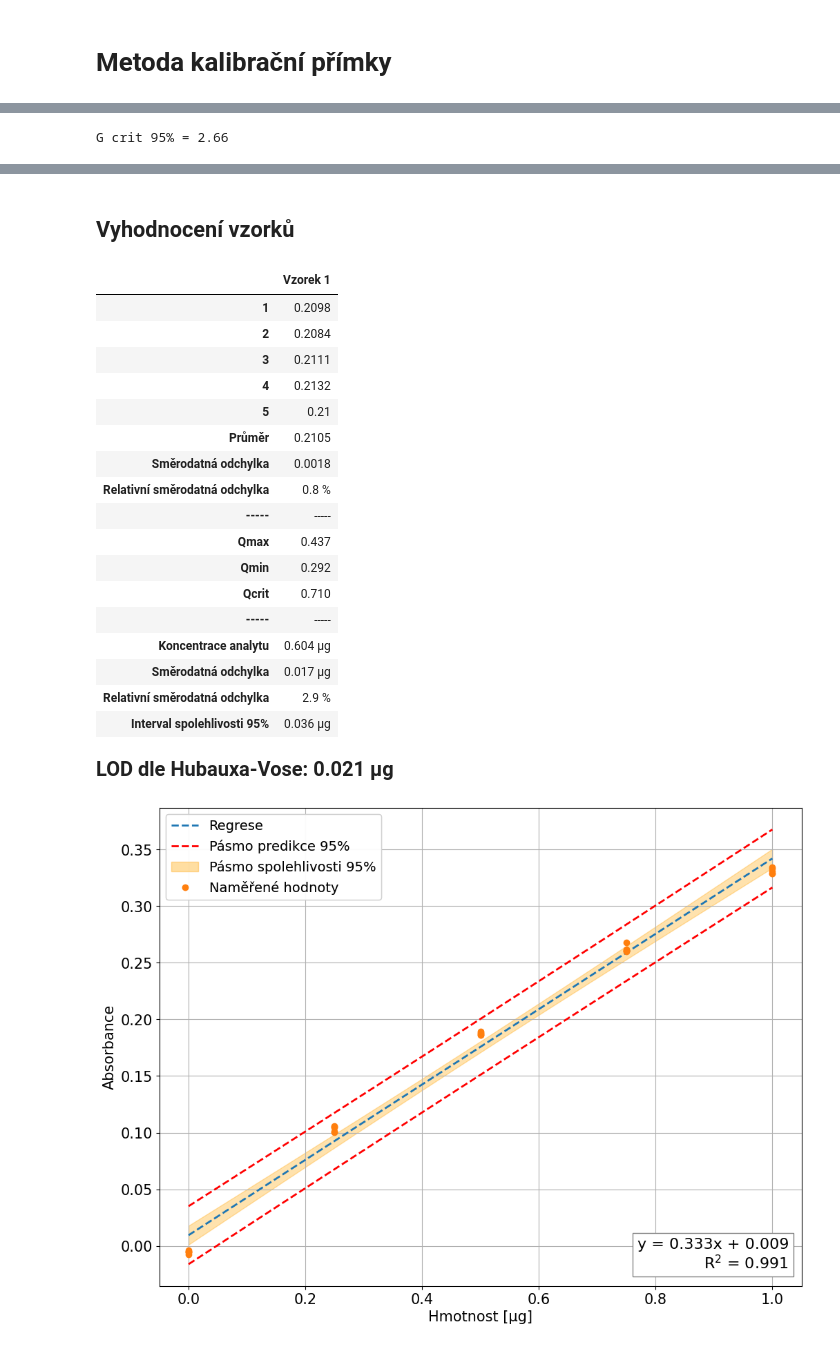
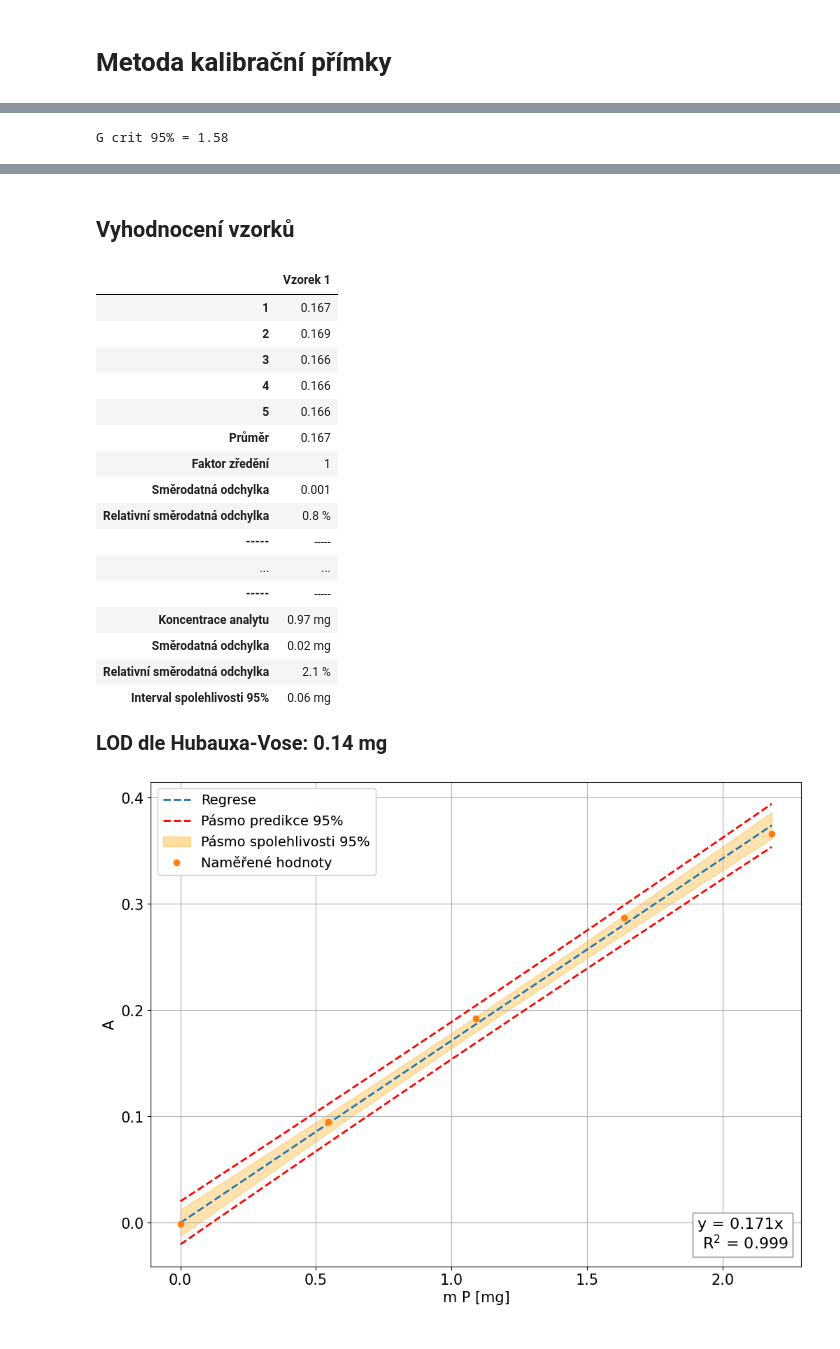
Before and after one commit to Xixaus/Nastroje, a Jupyter notebook: Kalibracka.ipynb, the cells around one changed output, grey strips where cells are left out. Cells and saved outputs as stored; diff of their text form; code cells hidden in the pictures.

```diff
--- a/Kalibracka.ipynb
+++ b/Kalibracka.ipynb
@@ -30,18 +34,19 @@ V případě že některá hodnota v kalibrační závislosti bude odlehlá, tak
 # %%
 #@title Vstupní hodnoty { run: "auto", vertical-output: true }
-c_unit = 'μg' #@param {type:"string"}
-R_unit = "Intenzita Grayscale" #@param {type:"string"}
+X_name = "m P" #@param {type:"string"}
+Y_name = "A" #@param {type:"string"}
+c_unit = 'mg' #@param {type:"string"}
 
-R_standards = "-0.00386; -0.00510; -0.00514; -0.00570; -0.00723 / 0.1056; 0.1054; 0.1047; 0.1002; 0.1011/ 0.1863; 0.1876; 0.1864; 0.1882; 0.1896/ 0.2680; 0.2618; 0.2598; 0.2603; 0.2603 / 0.3291; 0.3305; 0.3286; 0.3341; 0.3334"#@param {type:"string"}
-c_standards = "0 / 0,25/ 0,50 / 0,75 / 1"#@param {type:"string"}
+R_standards = "-0,0011/ 0,095 /0,192 /0,287 /0,366"#@param {type:"string"}
+c_standards = "0/ 0,546 /1,091 /1,637 /2,182"#@param {type:"string"}
 
-R_sample = "0.2098; 0.2084; 0.2111; 0.2132; 0.2100" #@param {type:"string"}
-Fz =  1#@param {type:"number"}
+R_sample = "0,167; 0,169; 0,166 ;0,166; 0,166" #@param {type:"string"}
+Fz =  "1" #@param {type:"string"}
 full_summary = False #@param {type:"boolean"}
 title = False #@param {type:"boolean"}
-intercept = True #@param {type:"boolean"}
+intercept = False #@param {type:"boolean"}
 LOD = True #@param {type:"boolean"}
-DeanDixon_test = True #@param {type:"boolean"}
+Stats_samples = True #@param {type:"boolean"}
 # %%
 #@title Graf s výsledkem
 
@@ -108,7 +113,7 @@ def outlier_value(model, df, samples):
                                                      ).set_caption(f'<h2 style="font-weight: bold;">G crit 95% = {G_crit:.2f}</h2>')
   return (df)
 
-def evaluation(model, calibration, samples):
+def evaluation(model, calibration, samples, Fz, Stats_samples=False):
     X, y = calibration.iloc[:,0], calibration.iloc[:,1]
     critical_values = {1: np.nan, 2: np.nan, 3: 0.970, 4: 0.829, 5: 0.710, 6: 0.625, 7: 0.568, 8: 0.526, 9: 0.493, 10: 0.466}
 
@@ -120,20 +125,23 @@ def evaluation(model, calibration, samples):
     samples_df.index = samples_df.index + 1
     round_num = samples_df.iloc[:,0].apply(count_decimals).max()
 
-    for i in samples.columns:
-        sample = samples[i]
+    Fz = Fz.replace(",", ".")
+    Fz = Fz.split("/")
+
+    for num, column in enumerate(samples.columns):
+        sample = samples[column]
         if intercept == True:
-          predict = ((sample - model.params[0])/model.params[-1]).mean() * Fz
+          predict = ((sample - model.params[0])/model.params[-1]).mean() * float(Fz[num])
         else:
-          predict = (sample/model.params[-1]).mean() * Fz
+          predict = (sample/model.params[-1]).mean() * float(Fz[num])
 
-        S_sample = (Sreg/abs(slope))*np.sqrt(1/model.nobs + 1/samples[i].count() + (((sample.mean() - y.mean())**2)/(slope**2 * sum(X-X.mean()**2)))) * Fz
+        S_sample = (Sreg/abs(slope))*np.sqrt(1/model.nobs + 1/samples[column].count() + (((sample.mean() - y.mean())**2)/(slope**2 * sum(X-X.mean()**2)))) * float(Fz[num])
         Rel_std = S_sample/predict * 100
         con_int = S_sample * scipy.stats.t.ppf(q=0.975, df=model.df_resid)
 
         sig_num = str(float('%.2g' % S_sample))[::-1].find('.')
 
-        result[i] = [predict.round(sig_num), S_sample.round(sig_num), Rel_std.round(1), con_int.round(sig_num)]
+        result[column] = [predict.round(sig_num), S_sample.round(sig_num), Rel_std.round(1), con_int.round(sig_num)]
 
     result.loc["Koncentrace analytu"] = result.loc["Koncentrace analytu"].astype(str) + " " + c_unit
     result.loc["Směrodatná odchylka"] = result.loc["Směrodatná odchylka"].astype(str) + " " + c_unit
@@ -141,8 +149,9 @@ def evaluation(model, calibration, samples):
     result.loc["Interval spolehlivosti 95%"] = result.loc["Interval spolehlivosti 95%"].astype(str) + " " + c_unit
 
     samples_df.loc["Průměr"] = samples.mean().map(lambda x: "{:.{}f}".format(x, round_num))
+    samples_df.loc["Faktor zředění"] = Fz
 
-    if DeanDixon_test == True:
+    if Stats_samples == True:
 
         samples_df.loc["Směrodatná odchylka"] = samples.std().map(lambda x: "{:.{}f}".format(x, round_num))
         samples_df.loc["Relativní směrodatná odchylka"] = (samples.std() / samples.mean() * 100).round(1).astype(str) + " %"
@@ -222,7 +231,7 @@ display(HTML("<h2>Grubbsův test odlehlých hodnot</h2>"))
 display(outlier_value(model, calibration, samples))
 print("")
 
-samples, sig_num = evaluation(model, calibration, samples)
+samples, sig_num = evaluation(model, calibration, samples, Fz, Stats_samples)
 
 display(HTML("<h2>Vyhodnocení vzorků</h2>"))
 display(samples)
@@ -237,6 +246,8 @@ plt.rcParams['axes.labelsize'] = 15
 plt.rcParams['legend.fontsize'] = 14
 plt.rcParams['xtick.labelsize'] = 15
 plt.rcParams['ytick.labelsize'] = 15
+
+
 
 plt.figure(figsize=(12, 9))
 if title == True:
@@ -261,8 +272,8 @@ else:
             transform=plt.gca().transAxes, fontsize=16, verticalalignment='bottom', horizontalalignment='right', bbox=props)
 
 plt.grid()
-plt.xlabel(f"Hmotnost [{c_unit}]")
-plt.ylabel(f"Absorbance")
+plt.xlabel(f"{X_name} [{c_unit}]")
+plt.ylabel(Y_name)
 
 plt.savefig("graph.png", bbox_inches="tight")
 
@@ -283,3 +293,3 @@ Směrnice       0.3327      0.007     50.281      0.000       0.319       0.346
 Grubbsův test odlehlých hodnot
-G crit 95% = 2.66
+G crit 95% = 1.58
 |  | Koncetrace | Odezva | G |
@@ -302,21 +301,20 @@ G crit 95% = 2.66
 Vyhodnocení vzorků
 |  | Vzorek 1 |
-| 1 | 0.2098 |
-| 2 | 0.2084 |
-| 3 | 0.2111 |
-| 4 | 0.2132 |
-| 5 | 0.21 |
-| Průměr | 0.2105 |
-| Směrodatná odchylka | 0.0018 |
+| 1 | 0.167 |
+| 2 | 0.169 |
+| 3 | 0.166 |
+| 4 | 0.166 |
+| 5 | 0.166 |
+| Průměr | 0.167 |
+| Faktor zředění | 1 |
+| Směrodatná odchylka | 0.001 |
 | Relativní směrodatná odchylka | 0.8 % |
 | ----- | ----- |
-| Qmax | 0.437 |
-| Qmin | 0.292 |
-| Qcrit | 0.710 |
+| ... | ... |
 | ----- | ----- |
-| Koncentrace analytu | 0.604 μg |
-| Směrodatná odchylka | 0.017 μg |
-| Relativní směrodatná odchylka | 2.9 % |
-| Interval spolehlivosti 95% | 0.036 μg |
+| Koncentrace analytu | 0.97 mg |
+| Směrodatná odchylka | 0.02 mg |
+| Relativní směrodatná odchylka | 2.1 % |
+| Interval spolehlivosti 95% | 0.06 mg |
-LOD dle Hubauxa-Vose: 0.021 μg
+LOD dle Hubauxa-Vose: 0.14 mg
-[figure, old version]
+[figure, new version]
```
Also changed, not shown: parts of 2 cells of this notebook.
